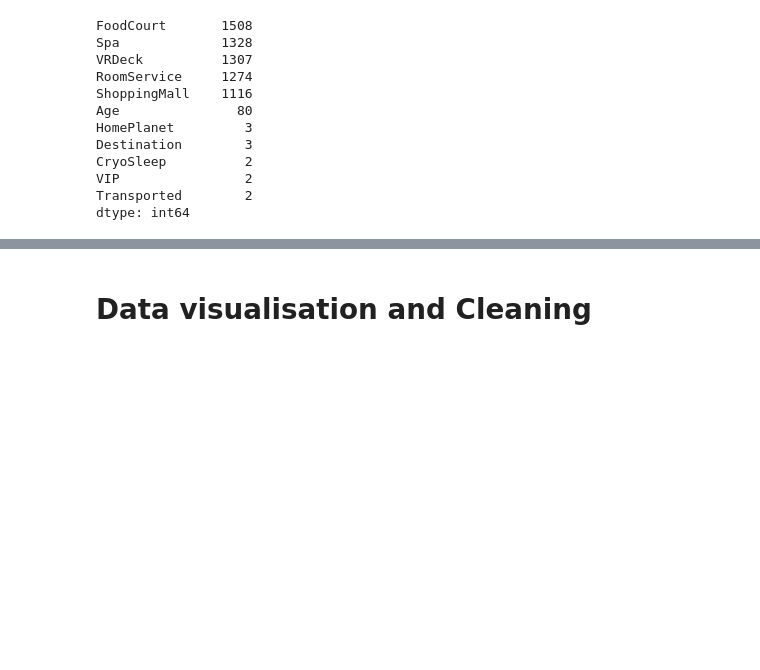
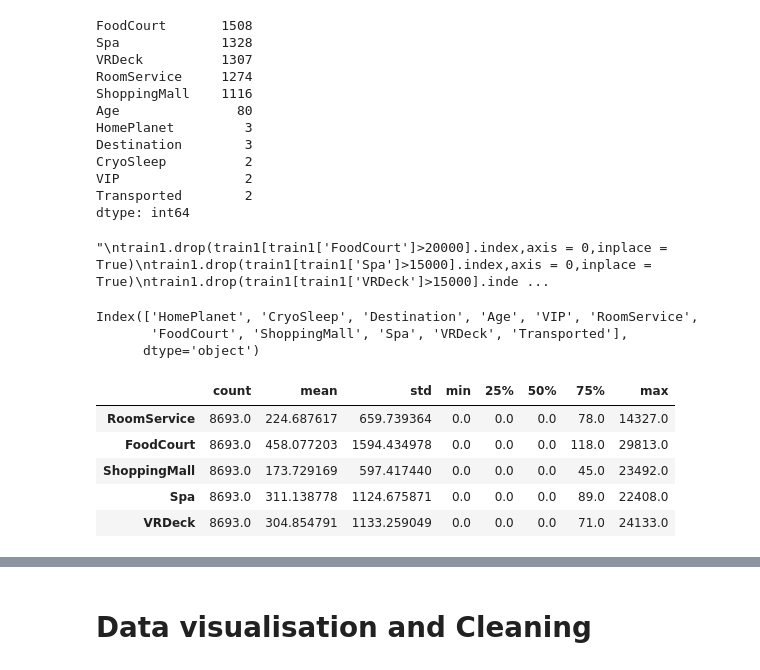
Before and after one commit to saptarshipal1/spaceship-titanic, a Jupyter notebook: data/spaceship-titanic_2.0.ipynb, the cells around one changed output, grey strips where cells are left out. Cells and saved outputs as stored; diff of their text form; code cells hidden in the pictures; blank space fills up the shorter version.

```diff
--- a/data/spaceship-titanic_2.0.ipynb
+++ b/data/spaceship-titanic_2.0.ipynb
@@ -191,3 +180,36 @@ CryoSleep          2
 VIP                2
 Transported        2
 dtype: int64
+# %%
+'''
+train1.drop(train1[train1['FoodCourt']>20000].index,axis = 0,inplace = True)
+train1.drop(train1[train1['Spa']>15000].index,axis = 0,inplace = True)
+train1.drop(train1[train1['VRDeck']>15000].index,axis = 0,inplace = True)
+train1.drop(train1[train1['ShoppingMall']>15000].index,axis = 0,inplace = True)
+train1.drop(train1[train1['Age']==0].index,axis=0,inplace=True)
+train1.drop(train1[train1['RoomService']>10000].index,axis = 0,inplace = True)
+train1.drop(train1[train1['FoodCourt']>131].index,axis = 0,inplace = True)
+train1.drop(train1[train1['ShoppingMall']>10000].index,axis = 0,inplace = True)
+train1.drop(train1[train1['Spa']>9000].index,axis = 0,inplace = True)
+train1.drop(train1[train1['VRDeck']>10000].index,axis = 0,inplace = True)
+'''
+
+# Dropping values messes submission accuracy.
+# %% [output]
+"\ntrain1.drop(train1[train1['FoodCourt']>20000].index,axis = 0,inplace = True)\ntrain1.drop(train1[train1['Spa']>15000].index,axis = 0,inplace = True)\ntrain1.drop(train1[train1['VRDeck']>15000].inde ...
+# %%
+train1.columns
+# %% [output]
+Index(['HomePlanet', 'CryoSleep', 'Destination', 'Age', 'VIP', 'RoomService',
+       'FoodCourt', 'ShoppingMall', 'Spa', 'VRDeck', 'Transported'],
+      dtype='object')
+# %%
+train1[['RoomService',
+       'FoodCourt', 'ShoppingMall', 'Spa', 'VRDeck', 'Transported']].describe().transpose()
+# %% [output]
+|  | count | mean | std | min | 25% | 50% | 75% | max |
+| RoomService | 8693.0 | 224.687617 | 659.739364 | 0.0 | 0.0 | 0.0 | 78.0 | 14327.0 |
+| FoodCourt | 8693.0 | 458.077203 | 1594.434978 | 0.0 | 0.0 | 0.0 | 118.0 | 29813.0 |
+| ShoppingMall | 8693.0 | 173.729169 | 597.417440 | 0.0 | 0.0 | 0.0 | 45.0 | 23492.0 |
+| Spa | 8693.0 | 311.138778 | 1124.675871 | 0.0 | 0.0 | 0.0 | 89.0 | 22408.0 |
+| VRDeck | 8693.0 | 304.854791 | 1133.259049 | 0.0 | 0.0 | 0.0 | 71.0 | 24133.0 |
```
Also changed, not shown: parts of 18 cells of this notebook, 2 other files.
